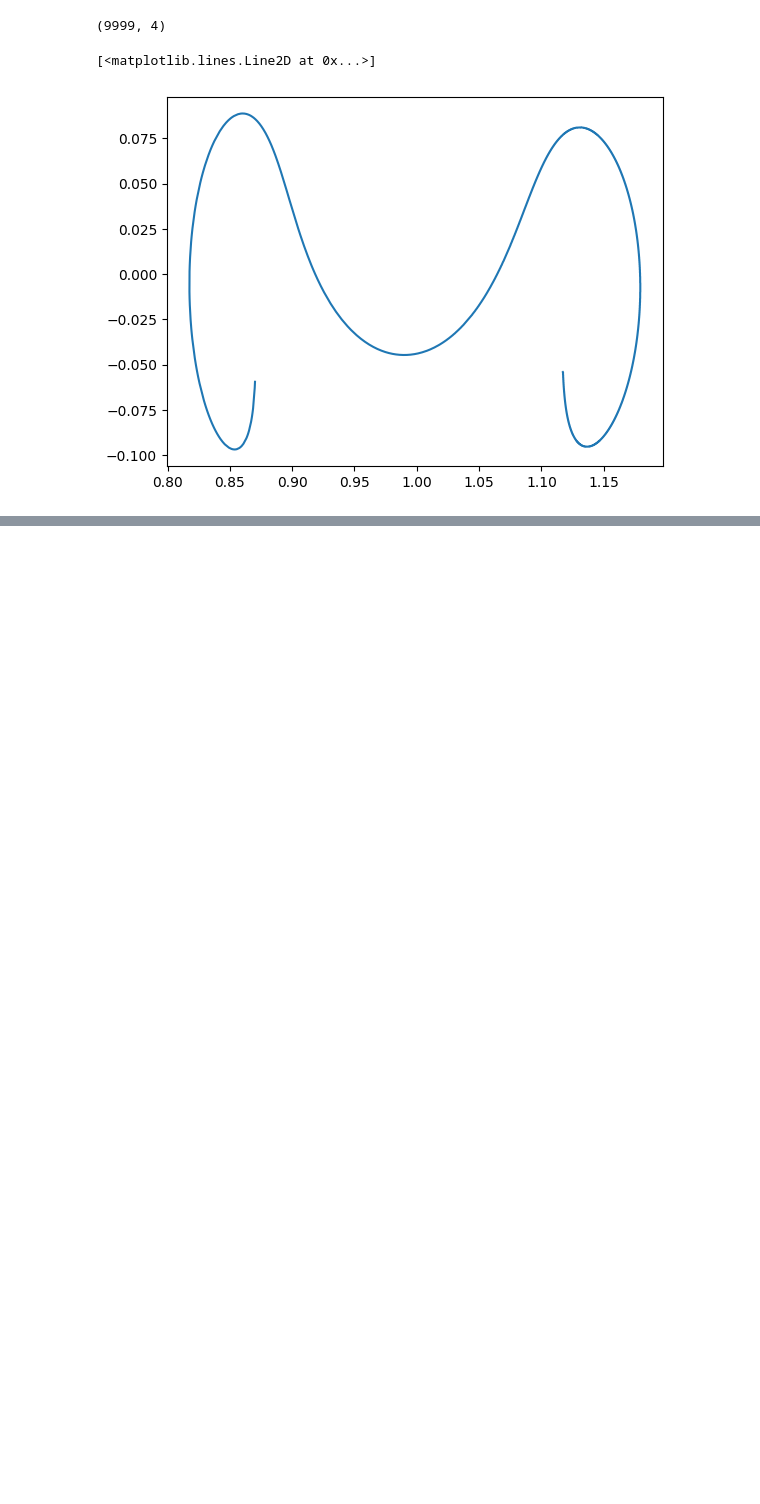
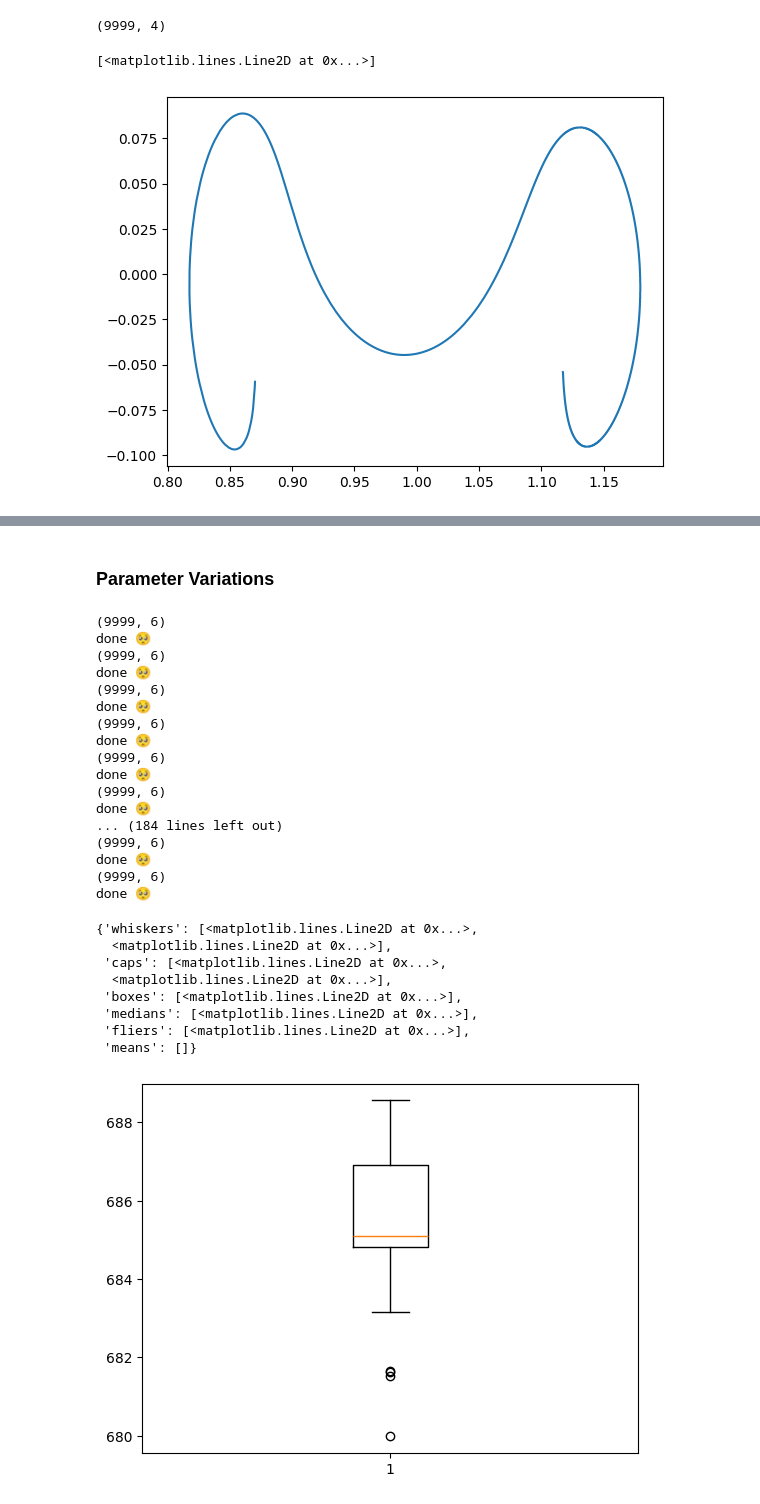
Before and after one commit to alibaniasad1999/DGDDPG, a Jupyter notebook: Code/DG/DDPG_TBP_DG.ipynb, the cells around one changed output, grey strips where cells are left out. Drawn from its saved outputs; the diff is of its cells as text; code cells hidden in the pictures; blank space fills up the shorter version.

Commit message:
add caparison data and plot

```diff
--- a/Code/DG/DDPG_TBP_DG.ipynb
+++ b/Code/DG/DDPG_TBP_DG.ipynb
@@ -92,0 +2264,39 @@ done 🥺
+# %% [markdown]
+### Parameter Variations
+# %%
+# mont carlo
+mont_carlo_simulation_num = 100
+cumulation_rewards_array = []
+for i in range(mont_carlo_simulation_num):
+    rewards = DDPG_.test(plot=False, parameter_variation=True)
+    cumulation_rewards_array.append(sum(rewards))
+
+# box plot of cumulation rewards
+plt.boxplot(cumulation_rewards_array)
+# %% [output]
+(9999, 6)
+done 🥺
+(9999, 6)
+done 🥺
+(9999, 6)
+done 🥺
+(9999, 6)
+done 🥺
+(9999, 6)
+done 🥺
+(9999, 6)
+done 🥺
+... (184 lines left out)
+(9999, 6)
+done 🥺
+(9999, 6)
+done 🥺
+{'whiskers': [<matplotlib.lines.Line2D at 0x...>,
+  <matplotlib.lines.Line2D at 0x...>],
+ 'caps': [<matplotlib.lines.Line2D at 0x...>,
+  <matplotlib.lines.Line2D at 0x...>],
+ 'boxes': [<matplotlib.lines.Line2D at 0x...>],
+ 'medians': [<matplotlib.lines.Line2D at 0x...>],
+ 'fliers': [<matplotlib.lines.Line2D at 0x...>],
+ 'means': []}
+[figure, added]
```
Also changed, not shown: parts of 11 cells of this notebook, 20 other files.
